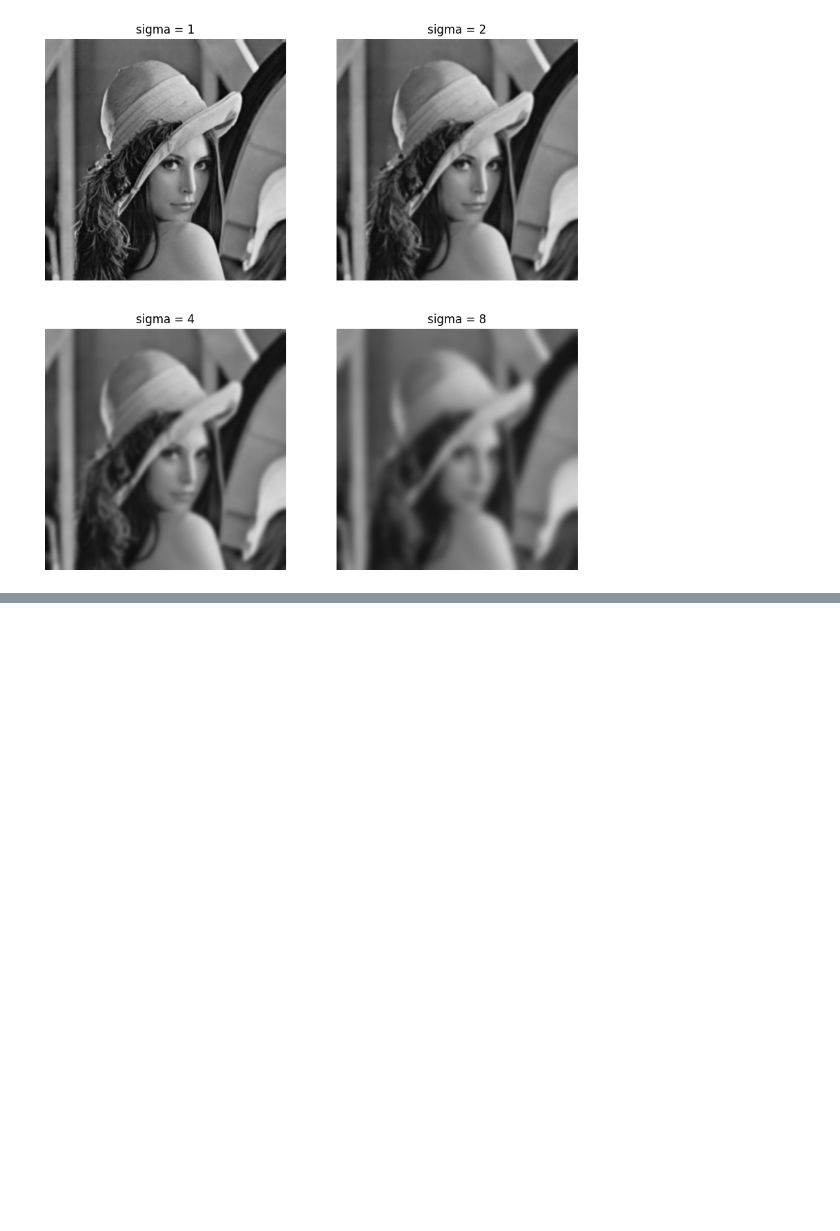
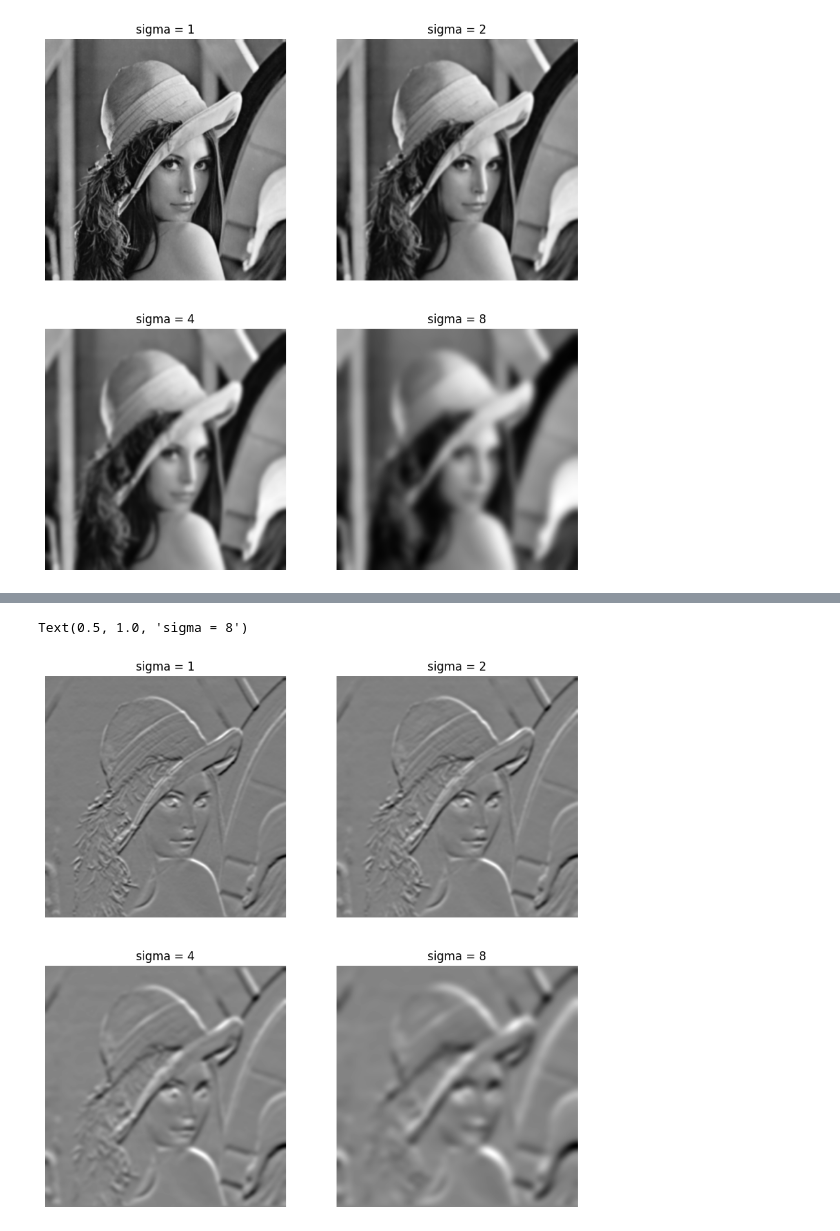
Before and after one commit to Cyrkryta/vision-image-processing, a Jupyter notebook: Assignment-2/assignment2.ipynb, the cells around one changed output, grey strips where cells are left out. Drawn from its saved outputs; the diff is of its cells as text; code cells hidden in the pictures; blank space fills up the shorter version.

```diff
--- a/Assignment-2/assignment2.ipynb
+++ b/Assignment-2/assignment2.ipynb
@@ -58,0 +88,29 @@ Text(0.5, 1.0, 'sigma = 8')
+# %%
+'''
+    Gradient Magnitude Computation - x
+'''
+fig, axs = plt.subplots(2, 2, figsize=(10, 10))
+
+results = []
+
+for sigma in [1, 2, 4, 8]:
+    results.append(gaussian_filter(blurred_img, sigma=sigma, order=[1,0]))
+
+axs[0, 0].imshow(results[0], cmap="gray")
+axs[0, 0].axis("off")
+axs[0, 0].set_title("sigma = 1")
+
+axs[0, 1].imshow(results[1], cmap="gray")
+axs[0, 1].axis("off")
+axs[0, 1].set_title("sigma = 2")
+
+axs[1, 0].imshow(results[2], cmap="gray")
+axs[1, 0].axis("off")
+axs[1, 0].set_title("sigma = 4")
+
+axs[1, 1].imshow(results[3], cmap="gray")
+axs[1, 1].axis("off")
+axs[1, 1].set_title("sigma = 8")
+# %% [output]
+Text(0.5, 1.0, 'sigma = 8')
+[figure, added]
```
Also changed, not shown: parts of 6 cells of this notebook.
